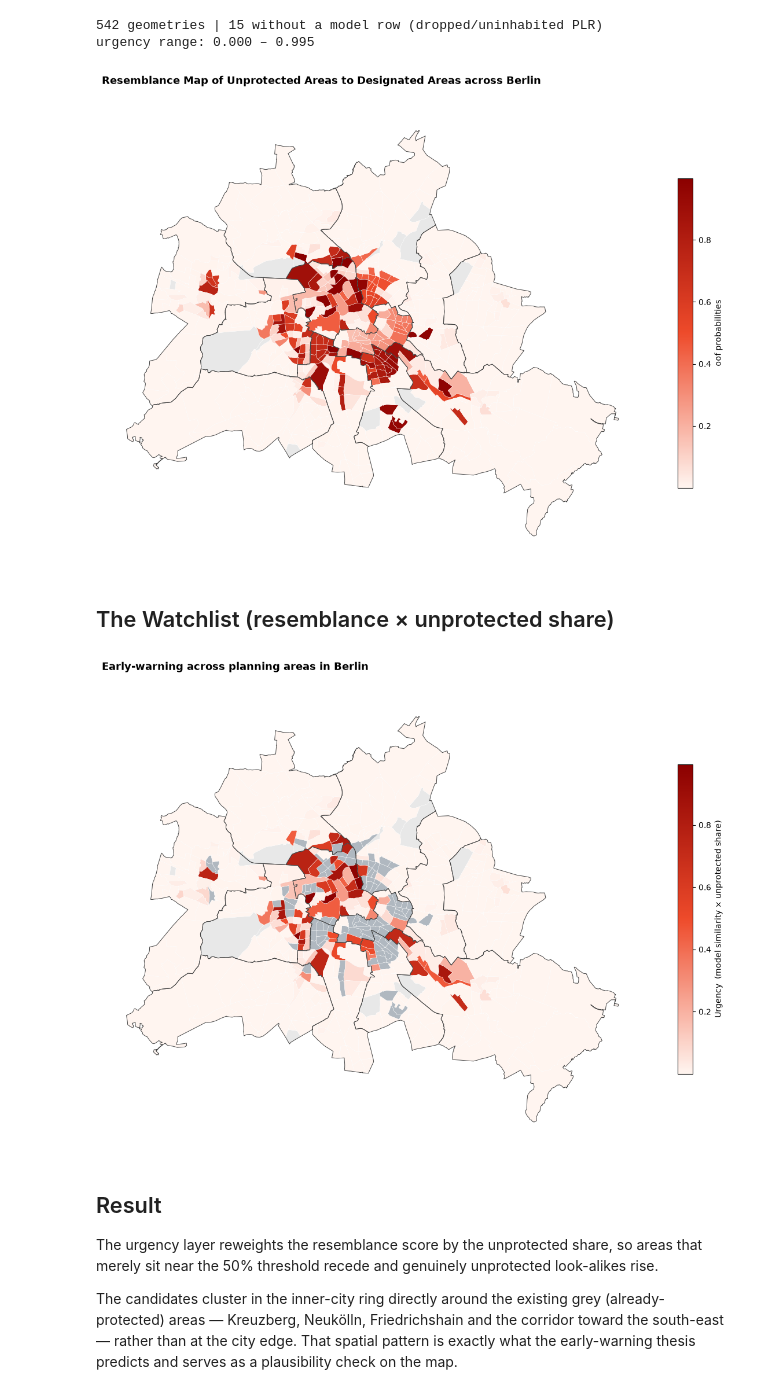
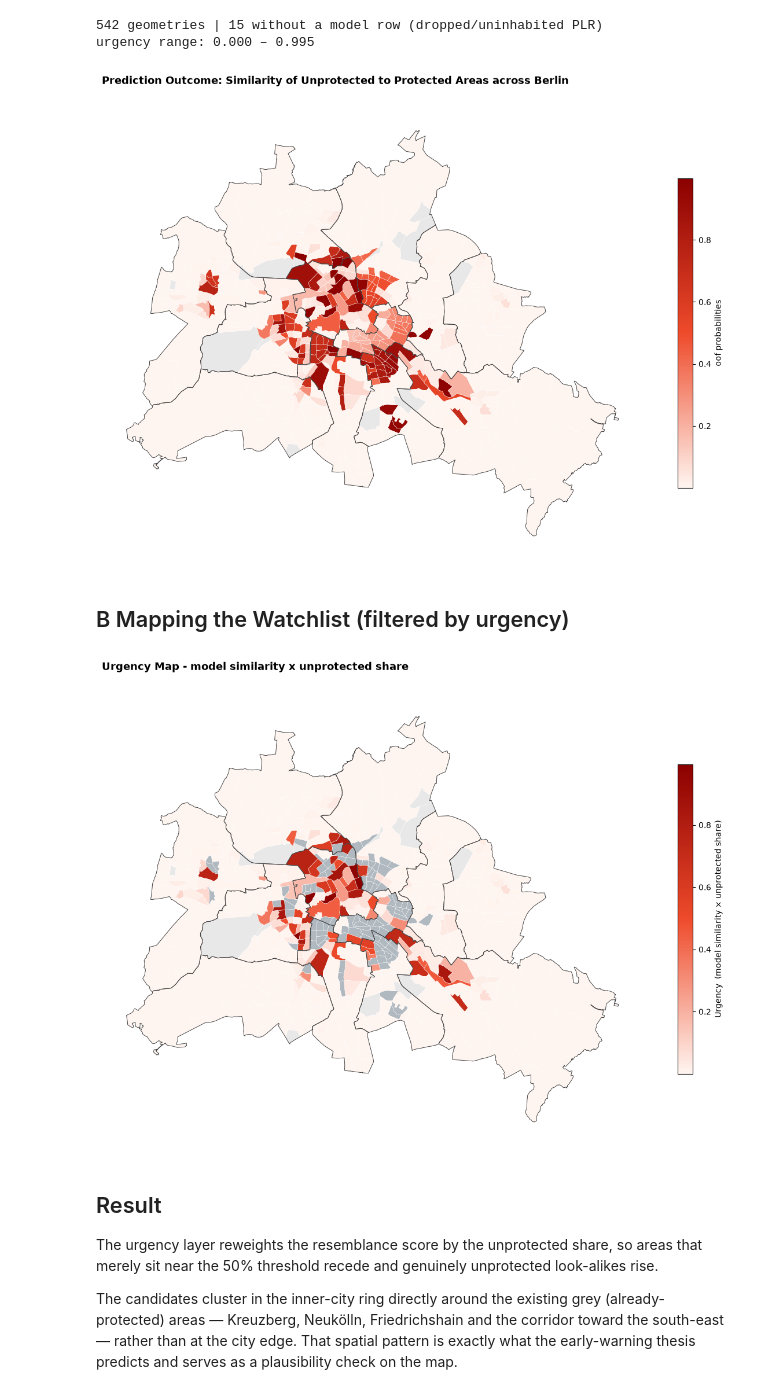
Before and after one commit to mshlg/capstone-kiezkeeper, a Jupyter notebook: notebooks/Module2_classification/NB3_Watchlist.ipynb, the cells around one changed output. Cells and saved outputs as stored; diff of their text form; code cells hidden in the pictures.

```diff
--- a/notebooks/Module2_classification/NB3_Watchlist.ipynb
+++ b/notebooks/Module2_classification/NB3_Watchlist.ipynb
@@ -247,12 +253,11 @@ plot_geo1 = (
     .merge(labels_full[["plr_id", "milieu_anteil"]], on="plr_id", how="left")
 )
 
-#Plot 1: Plot watchlist for all with protected areas <50%
+#Plot 1: Plot resemblance list for all with protected areas <50%
 undes1 = (plot_geo1["y_true"] == 0)
-plot_geo1["watchlist"] = np.nan
-plot_geo1.loc[undes1, "watchlist"] = (
+plot_geo1["Resemblance List"] = np.nan
+plot_geo1.loc[undes1, "Resemblance List"] = (
     plot_geo1.loc[undes1, "oof_prob"])
-
 
 #diagnostics: how many geometries got no model row (the ~15 dropped PLR)?
 n_nomatch1 = plot_geo1["oof_prob"].isna().sum()
@@ -287,37 +292,37 @@ urgency range: 0.000 – 0.995
 
 red_cmap = LinearSegmentedColormap.from_list("kiez_red", ["#FFF5F0", "#EE4B2B", "#8B0000"])
 
 
 fig, ax = plt.subplots(figsize=(12, 11))
 
 #layer 1: all PLR as light grey base (so dropped + designated areas are visible, not holes)
 plot_geo1.plot(ax=ax, color="#e8e8e8", edgecolor="white", linewidth=0.3)
 
 #layer 2: designated PLR in a distinct neutral (already protected — not "urgent")
 plot_geo1[plot_geo1["y_true"] == 1].plot(
     ax=ax, cmap=red_cmap, edgecolor="white", linewidth=0.3
 )
 
 #layer 3: undesignated PLR coloured by urgency (white -> red)
 plot_geo1[undes1].plot(
     ax=ax, cmap=red_cmap, edgecolor="white", linewidth=0.3,
     legend=True, column="oof_prob", legend_kwds={"label": "oof probabilities",
                               "shrink": 0.5}
 )
 
 #Bezirk outlines so the weak-fold districts are locatable
 gdf.dissolve("bez").boundary.plot(ax=ax, color="#444444", linewidth=0.7)
 
-ax.set_title("Resemblance Map of Unprotected Areas to Designated Areas across Berlin\n",
+ax.set_title("Prediction Outcome: Similarity of Unprotected to Protected Areas across Berlin\n",
              fontsize=13, fontweight="bold", loc="left")
 ax.axis("off")
 plt.tight_layout()
 plt.savefig("../../plots/Module2/M2_resemblance_map.png", dpi=200, bbox_inches="tight")
 plt.show()
 # %% [output]
-[figure, old version]
+[figure, new version]
 # %% [markdown]
-## The Watchlist (resemblance × unprotected share)
+## B Mapping the Watchlist (filtered by urgency)
 # %%
 #plot2: urgency as model similarity x unprotected share
 #where is the early-warning value highest" — high similarity and little existing protection
@@ -343,14 +348,14 @@ plot_geo2[undes2].plot(
 #Bezirk outlines so the weak-fold districts are locatable
 gdf.dissolve("bez").boundary.plot(ax=ax, color="#444444", linewidth=0.7)
 
-ax.set_title("Early-warning across planning areas in Berlin\n",
+ax.set_title("Urgency Map - model similarity x unprotected share\n",
              fontsize=13, fontweight="bold", loc="left")
 ax.axis("off")
 plt.tight_layout()
-plt.savefig("../../plots/Module2/M2_watchlist1.png", dpi=200, bbox_inches="tight")
+plt.savefig("../../plots/Module2/M2_watchplot.png", dpi=200, bbox_inches="tight")
 plt.show()
 # %% [output]
-[figure, old version]
+[figure, new version]
 # %% [markdown]
 ## Result
 
```
Also changed, not shown: parts of 15 cells of this notebook, 8 other files.
